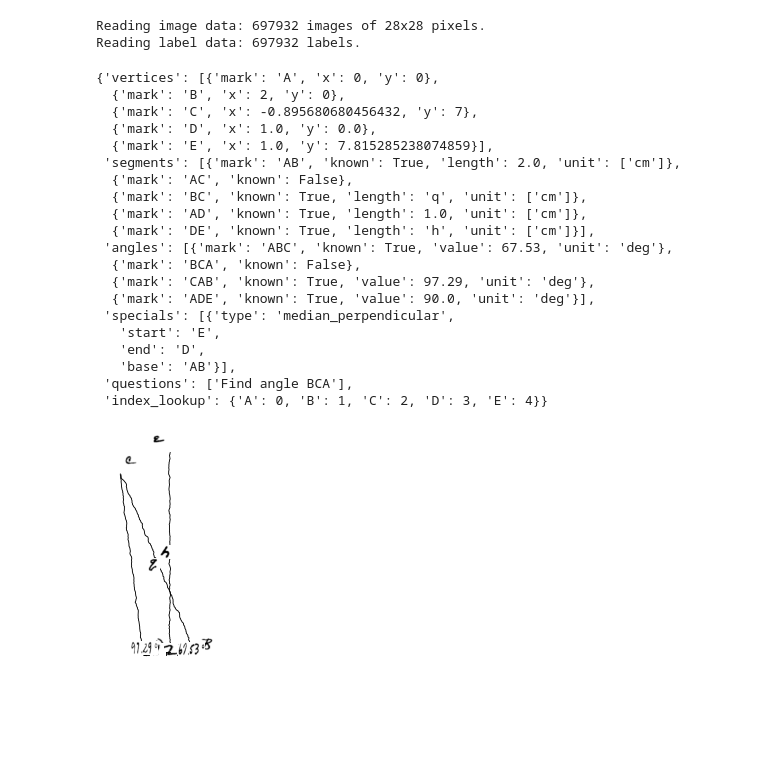
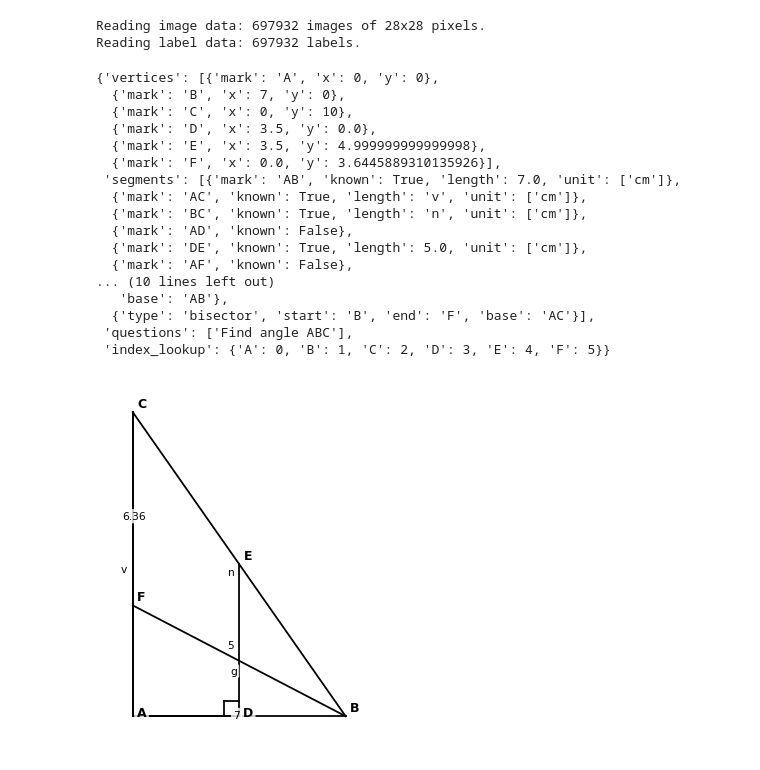
Before and after one commit to YuvalFrid/whiteboard-dataset, a Jupyter notebook: Generate_Triangle.ipynb, the cells around one changed output. Cells and saved outputs as stored; diff of their text form; code cells hidden in the pictures; blank space fills up the shorter version.

```diff
--- a/Generate_Triangle.ipynb
+++ b/Generate_Triangle.ipynb
@@ -26,7 +26,7 @@ lower_letters = string.ascii_lowercase
 
 def plot_geometry_improved(description):
     labels = []
-    handwritten = bool(random.getrandbits(1))
+    handwritten = False#bool(random.getrandbits(1))
     # Set up the plot with some padding
     all_x = [v["x"] for v in description["vertices"]]
     all_y = [v["y"] for v in description["vertices"]]
@@ -89,31 +89,30 @@ def convert_numpy_types(obj):
     else:
         return obj
 # %%
-fig, ax = plt.subplots(figsize=(8,8),dpi = 32)
-tri = Triangle(2,7)
-tri.third_vertice("scalene")
+fig, ax = plt.subplots(figsize=(8,6),dpi = 64)
+tri = Triangle(7,10)
+tri.third_vertice("right")
 tri.add_perpendicular("AB","C")
+#tri.add_median("C","AB")
+tri.add_bisector("ABC")
 tri.set_question()
 plot_geometry_improved(tri.description)
 # %% [output]
 {'vertices': [{'mark': 'A', 'x': 0, 'y': 0},
-  {'mark': 'B', 'x': 2, 'y': 0},
-  {'mark': 'C', 'x': -0.895680680456432, 'y': 7},
-  {'mark': 'D', 'x': 1.0, 'y': 0.0},
-  {'mark': 'E', 'x': 1.0, 'y': 7.815285238074859}],
- 'segments': [{'mark': 'AB', 'known': True, 'length': 2.0, 'unit': ['cm']},
-  {'mark': 'AC', 'known': False},
-  {'mark': 'BC', 'known': True, 'length': 'q', 'unit': ['cm']},
-  {'mark': 'AD', 'known': True, 'length': 1.0, 'unit': ['cm']},
-  {'mark': 'DE', 'known': True, 'length': 'h', 'unit': ['cm']}],
- 'angles': [{'mark': 'ABC', 'known': True, 'value': 67.53, 'unit': 'deg'},
-  {'mark': 'BCA', 'known': False},
-  {'mark': 'CAB', 'known': True, 'value': 97.29, 'unit': 'deg'},
-  {'mark': 'ADE', 'known': True, 'value': 90.0, 'unit': 'deg'}],
- 'specials': [{'type': 'median_perpendicular',
-   'start': 'E',
-   'end': 'D',
-   'base': 'AB'}],
- 'questions': ['Find angle BCA'],
- 'index_lookup': {'A': 0, 'B': 1, 'C': 2, 'D': 3, 'E': 4}}
+  {'mark': 'B', 'x': 7, 'y': 0},
+  {'mark': 'C', 'x': 0, 'y': 10},
+  {'mark': 'D', 'x': 3.5, 'y': 0.0},
+  {'mark': 'E', 'x': 3.5, 'y': 4.999999999999998},
+  {'mark': 'F', 'x': 0.0, 'y': 3.6445889310135926}],
+ 'segments': [{'mark': 'AB', 'known': True, 'length': 7.0, 'unit': ['cm']},
+  {'mark': 'AC', 'known': True, 'length': 'v', 'unit': ['cm']},
+  {'mark': 'BC', 'known': True, 'length': 'n', 'unit': ['cm']},
+  {'mark': 'AD', 'known': False},
+  {'mark': 'DE', 'known': True, 'length': 5.0, 'unit': ['cm']},
+  {'mark': 'AF', 'known': False},
+... (10 lines left out)
+   'base': 'AB'},
+  {'type': 'bisector', 'start': 'B', 'end': 'F', 'base': 'AC'}],
+ 'questions': ['Find angle ABC'],
+ 'index_lookup': {'A': 0, 'B': 1, 'C': 2, 'D': 3, 'E': 4, 'F': 5}}
-[figure, old version]
+[figure, new version]
```
Also changed, not shown: parts of 2 cells of this notebook, 4 other files.
